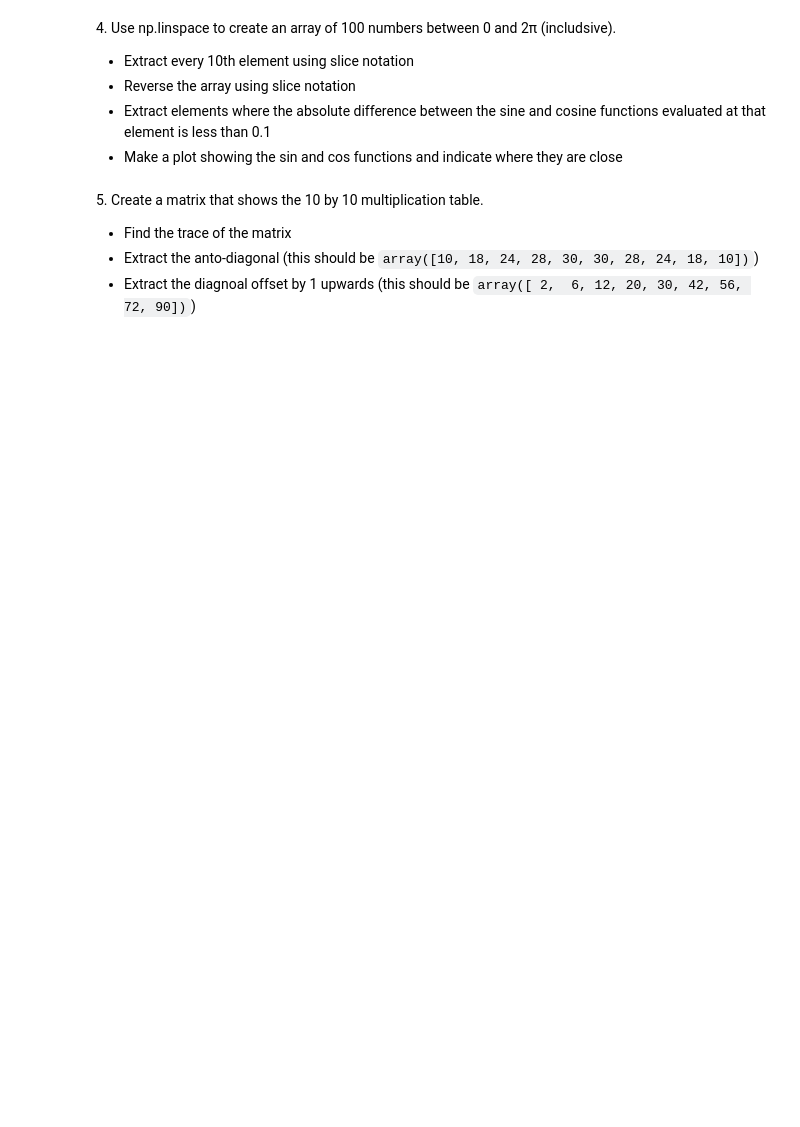
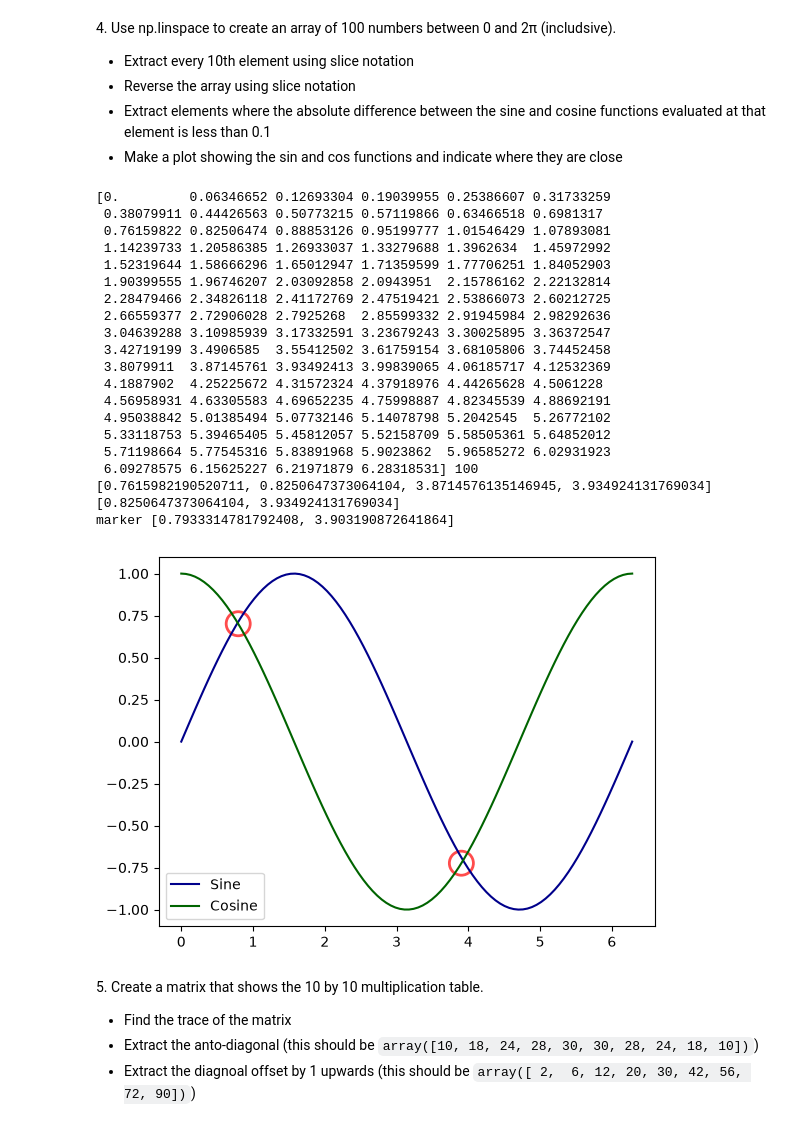
Before and after one commit to dariods7/HLP_DDS, a Jupyter notebook: 04ex_Numpy.ipynb, the cells around one changed output. Cells and saved outputs as stored; diff of their text form; code cells hidden in the pictures; blank space fills up the shorter version.

```diff
--- a/04ex_Numpy.ipynb
+++ b/04ex_Numpy.ipynb
@@ -38,3 +75,17 @@ Do this in the following ways:
 3\. Create a 10 by 6 matrix of random uniform numbers. Set all rows with any entry less than 0.1 to be zero
 
 Hint: Use the following numpy functions - np.random.random, np.any as well as Boolean indexing and the axis argument.
+# %%
+# np.random.seed(123)
+
+# mat = np.random.randn(10,6) + 1
+mat = np.random.uniform(low=0.0, high=1.0, size=(10, 6))
+print(mat,"\n")
+np.any(mat,axis = 1)
+
+a = np.any(mat < 0.1, axis=1)
+print(a,"\n")
+for i in range(mat.shape[0]):
+    if a[i] == True:
+        mat[i,:] = 0
+print(mat,"\n")
@@ -45,6 +114,50 @@ Hint: Use the following numpy functions - np.random.random, np.any as well as Bo
   * Reverse the array using slice notation
   * Extract elements where the absolute difference between the sine and cosine functions evaluated at that element is less than 0.1
   * Make a plot showing the sin and cos functions and indicate where they are close
+# %%
+angs = np.linspace(0,2*np.pi,100)
+print(angs,angs.shape[0])
+
+# ext10 = angs[0:99:10]
+# print(ext10)
+
+# rev = angs[::-1]
+# print(rev)
+
+difen = [float(angs[i]) for i in range(len(angs)) if abs(np.sin(angs[i]) - np.cos(angs[i])) < 0.1]
+print(difen)
+marker = [float(np.mean([x,y])) for x, y in zip(difen[::2], difen[1::2])]
+print(difen[1::2])
+print("marker",marker)
+
+
+plt.plot(angs,np.sin(angs),label="Sine", color = "darkblue")
+plt.plot(angs,np.cos(angs),label="Cosine", color = "darkgreen")
+plt.scatter(marker,np.cos(marker),marker="o", s = 300, color="r",alpha=0.7, facecolor = "none", linewidth = 2)
+plt.legend()
+plt.show()
+# %% [output]
+[0.         0.06346652 0.12693304 0.19039955 0.25386607 0.31733259
+ 0.38079911 0.44426563 0.50773215 0.57119866 0.63466518 0.6981317
+ 0.76159822 0.82506474 0.88853126 0.95199777 1.01546429 1.07893081
+ 1.14239733 1.20586385 1.26933037 1.33279688 1.3962634  1.45972992
+ 1.52319644 1.58666296 1.65012947 1.71359599 1.77706251 1.84052903
+ 1.90399555 1.96746207 2.03092858 2.0943951  2.15786162 2.22132814
+ 2.28479466 2.34826118 2.41172769 2.47519421 2.53866073 2.60212725
+ 2.66559377 2.72906028 2.7925268  2.85599332 2.91945984 2.98292636
+ 3.04639288 3.10985939 3.17332591 3.23679243 3.30025895 3.36372547
+ 3.42719199 3.4906585  3.55412502 3.61759154 3.68105806 3.74452458
+ 3.8079911  3.87145761 3.93492413 3.99839065 4.06185717 4.12532369
+ 4.1887902  4.25225672 4.31572324 4.37918976 4.44265628 4.5061228
+ 4.56958931 4.63305583 4.69652235 4.75998887 4.82345539 4.88692191
+ 4.95038842 5.01385494 5.07732146 5.14078798 5.2042545  5.26772102
+ 5.33118753 5.39465405 5.45812057 5.52158709 5.58505361 5.64852012
+ 5.71198664 5.77545316 5.83891968 5.9023862  5.96585272 6.02931923
+ 6.09278575 6.15625227 6.21971879 6.28318531] 100
+[0.7615982190520711, 0.8250647373064104, 3.8714576135146945, 3.934924131769034]
+[0.8250647373064104, 3.934924131769034]
+marker [0.7933314781792408, 3.903190872641864]
+[figure, added]
 # %% [markdown]
 5\. Create a matrix that shows the 10 by 10 multiplication table.
 
```
Also changed, not shown: parts of 10 cells of this notebook, 1 other file.
